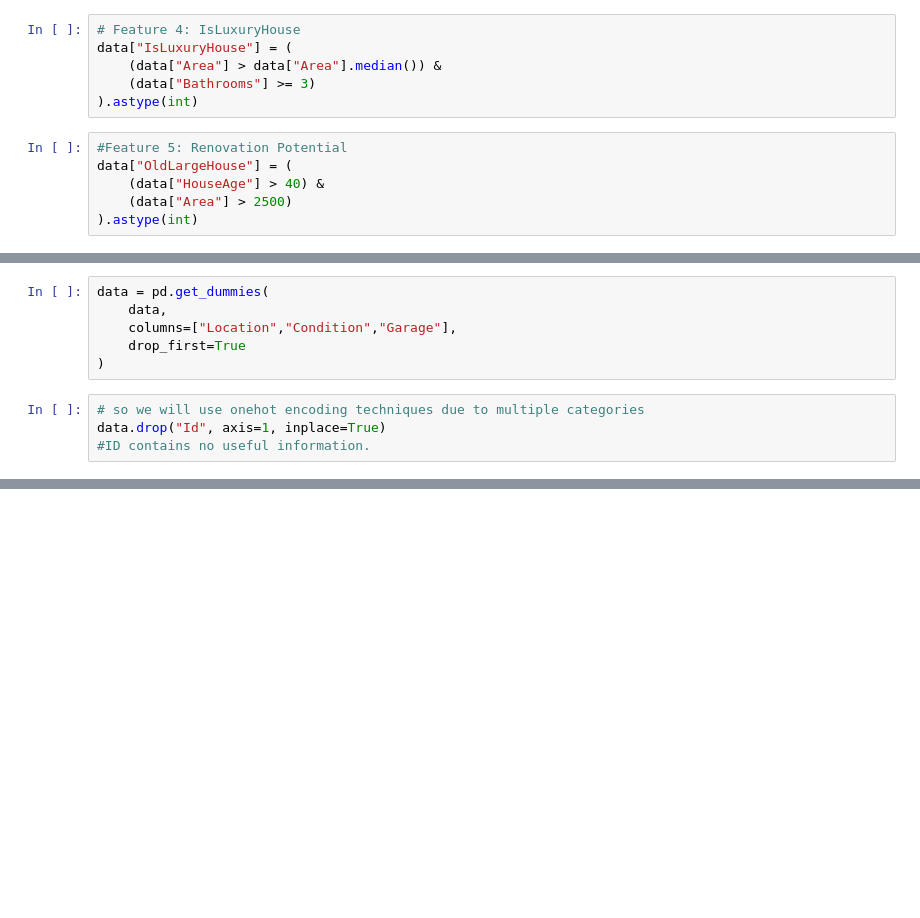
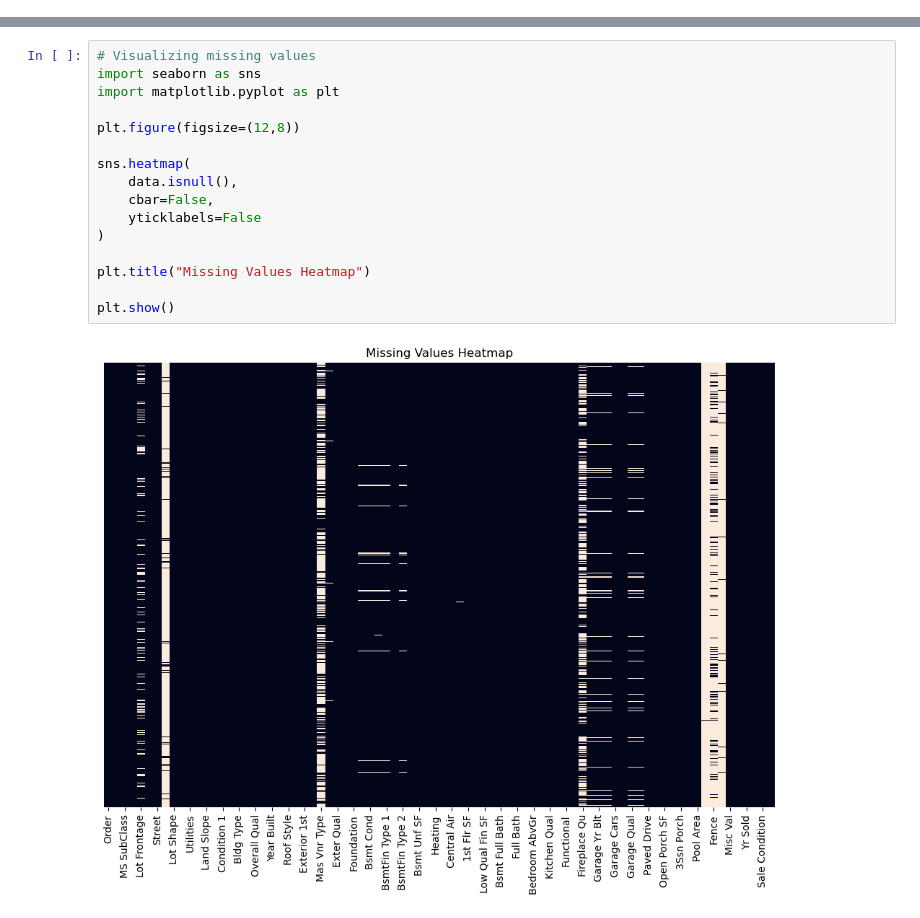
Before and after one commit to atika94/House-Price-Prediction, a Jupyter notebook: notebooks/House Price Prediction.ipynb, the cells around one changed output, grey strips where cells are left out. Saved outputs shown, nothing was run; the diff lists cells and outputs as text; blank space fills up the shorter version.

```diff
--- a/notebooks/House Price Prediction.ipynb
+++ b/notebooks/House Price Prediction.ipynb
@@ -139,12 +112,0 @@ data["AreaPerRoom"] = (
-# %%
-# Feature 4: IsLuxuryHouse
-data["IsLuxuryHouse"] = (
-    (data["Area"] > data["Area"].median()) &
-    (data["Bathrooms"] >= 3)
-).astype(int)
-# %%
-#Feature 5: Renovation Potential
-data["OldLargeHouse"] = (
-    (data["HouseAge"] > 40) &
-    (data["Area"] > 2500)
-).astype(int)
@@ -163,10 +112,0 @@ print(data["Garage"].unique())
-# %%
-data = pd.get_dummies(
-    data,
-    columns=["Location","Condition","Garage"],
-    drop_first=True
-)
-# %%
-# so we will use onehot encoding techniques due to multiple categories
-data.drop("Id", axis=1, inplace=True)
-#ID contains no useful information.
@@ -651,0 +168,18 @@ Name: Price, dtype: float64
+# %%
+# Visualizing missing values
+import seaborn as sns
+import matplotlib.pyplot as plt
+
+plt.figure(figsize=(12,8))
+
+sns.heatmap(
+    data.isnull(),
+    cbar=False,
+    yticklabels=False
+)
+
+plt.title("Missing Values Heatmap")
+
+plt.show()
+# %% [output]
+[figure, added]
```
Also changed, not shown: parts of 89 cells of this notebook, 3 other files.
